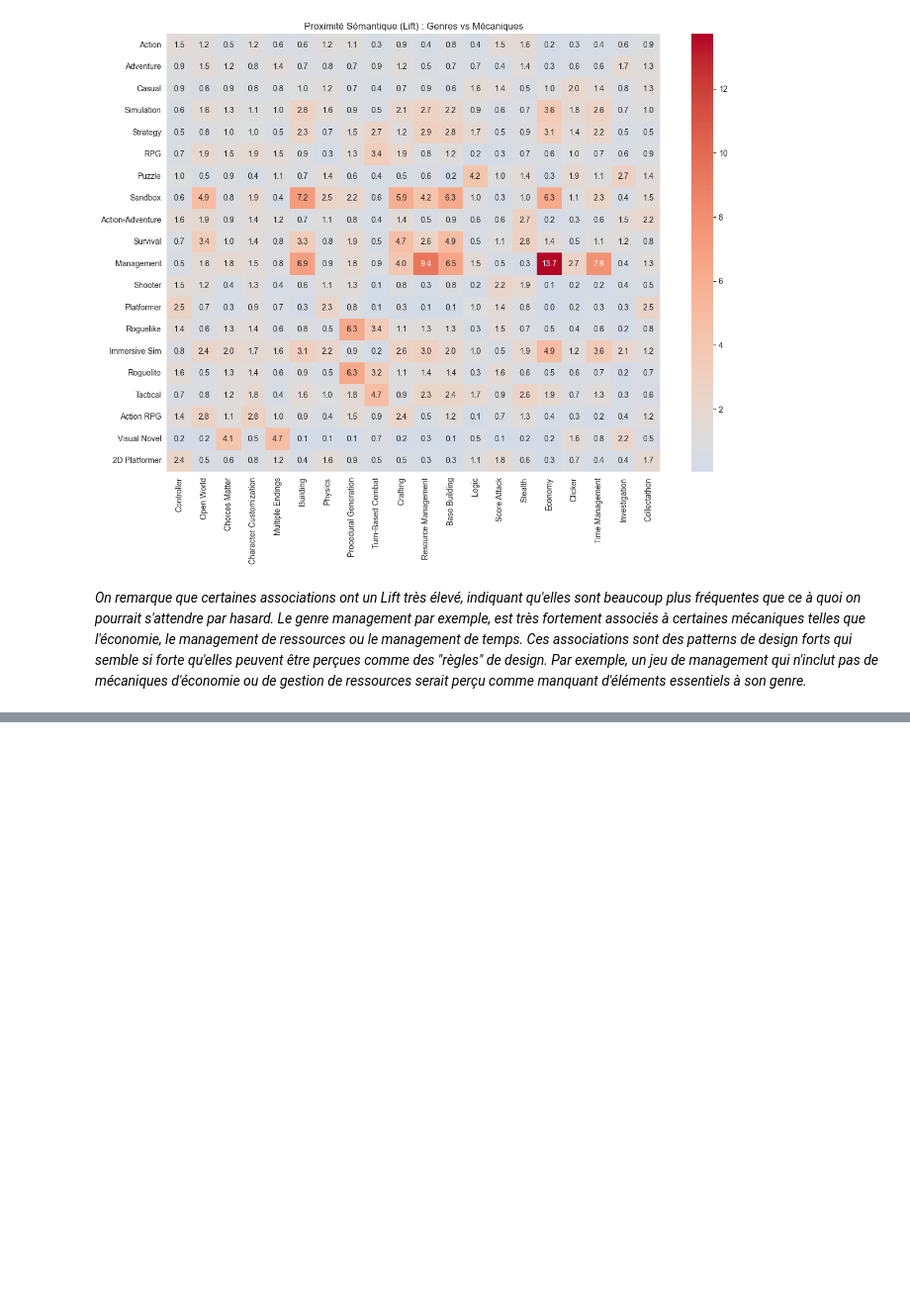
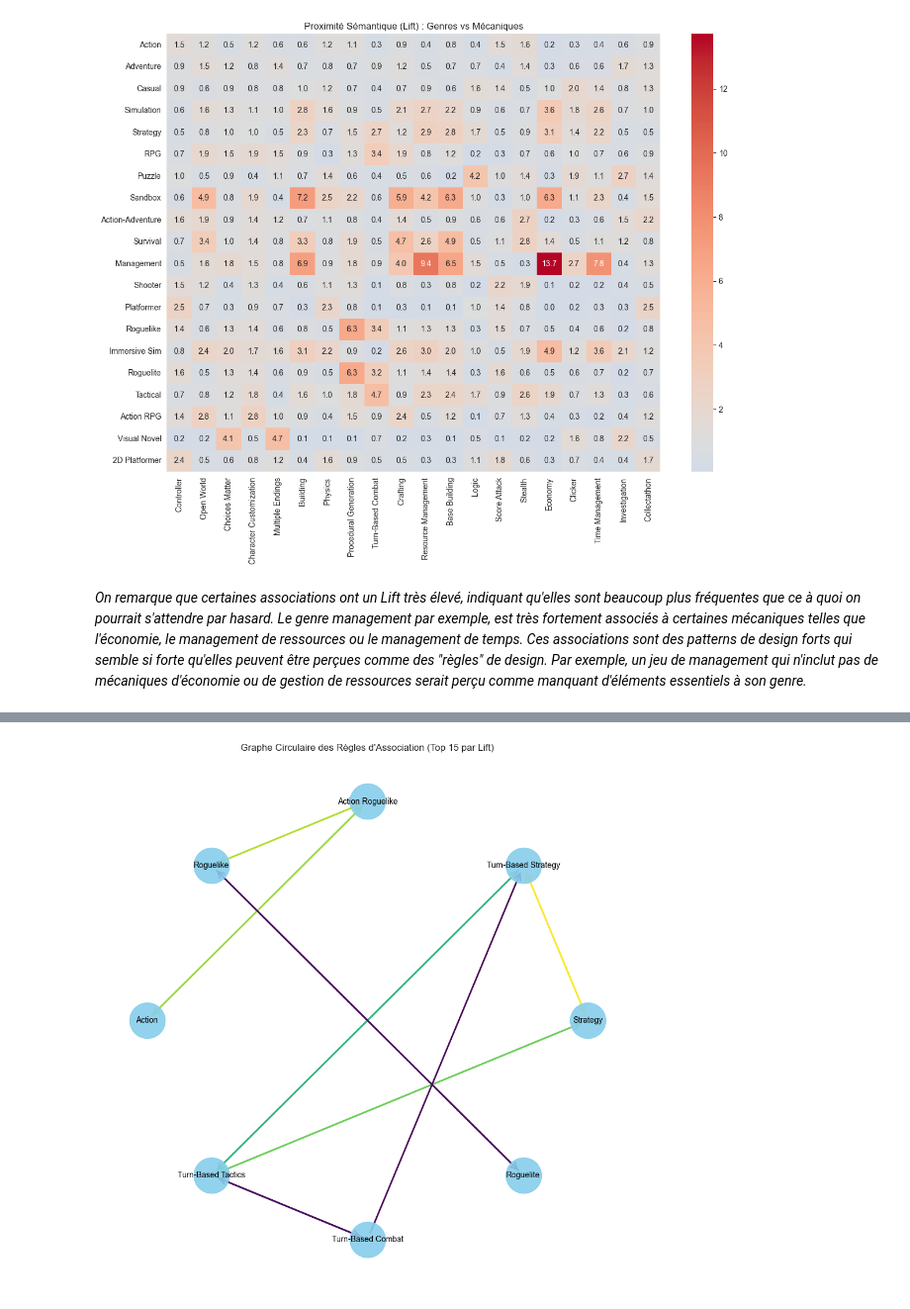
Before and after one commit to MissawB/Game-Mechanics-Classification-Steam, a Jupyter notebook: analysis/3_Network_Analysis_Cooccurrence.ipynb, the cells around one changed output, grey strips where cells are left out. Shown at 99% size. Cells and saved outputs as stored; diff of their text form; code cells hidden in the pictures; blank space fills up the shorter version.

```diff
--- a/analysis/3_Network_Analysis_Cooccurrence.ipynb
+++ b/analysis/3_Network_Analysis_Cooccurrence.ipynb
@@ -117,0 +122,91 @@ Certains groupes n'intéragissent pas du tout entre eux, ainsi se forment 3 grap
+# %%
+# Tentative d'import de mlxtend pour FP-Growth
+try:
+    from mlxtend.frequent_patterns import fpgrowth, association_rules
+    from mlxtend.preprocessing import TransactionEncoder
+    import numpy as np
+
+    # Préparation : Liste de listes de tags
+    # On combine Genre et Mechanics
+    transactions = []
+    for i in df.index:
+        row_tags = []
+        if pd.notna(df.loc[i, 'Genre']):
+            row_tags.extend(df.loc[i, 'Genre'].split(', '))
+        if pd.notna(df.loc[i, 'Mechanics']):
+            row_tags.extend(df.loc[i, 'Mechanics'].split(', '))
+        # Nettoyage
+        row_tags = [t for t in row_tags if t and t != 'nan']
+        transactions.append(row_tags)
+
+    # Encodage
+    te = TransactionEncoder()
+    te_ary = te.fit(transactions).transform(transactions)
+    df_trans = pd.DataFrame(te_ary, columns=te.columns_)
+
+    # FP-Growth
+    # min_support = 0.02 (2% des jeux) pour ne pas avoir trop de bruit
+    frequent_itemsets = fpgrowth(df_trans, min_support=0.02, use_colnames=True)
+
+    # Règles d'association
+    rules = association_rules(frequent_itemsets, metric="lift", min_threshold=1.2)
+
+    # Tri par Lift
+    top_rules = rules.sort_values(by='lift', ascending=False).head(15)
+
+    print("Top 15 Règles d'Association (par Lift) :")
+    print(top_rules[['antecedents', 'consequents', 'support', 'confidence', 'lift']])
+
+    # --- Visualisation 1 : Graphe Circulaire des Règles ---
+    plt.figure(figsize=(12, 12))
+    G_rules = nx.DiGraph()
+
+    # On ajoute les règles au graphe
+    for idx, row in top_rules.iterrows():
+        ant = list(row['antecedents'])[0] # On prend le premier élément pour simplifier l'affichage
+        con = list(row['consequents'])[0]
+        weight = row['lift']
+        G_rules.add_edge(ant, con, weight=weight)
+
+    pos = nx.circular_layout(G_rules)
+
+    # Dessin des nœuds
+    nx.draw_networkx_nodes(G_rules, pos, node_size=2000, node_color='skyblue', alpha=0.9)
+
+    # Dessin des arêtes avec couleur selon le poids (Lift)
+    edges = G_rules.edges()
+    weights = [G_rules[u][v]['weight'] for u,v in edges]
+
+    nx.draw_networkx_edges(G_rules, pos, width=2, edge_color=weights, edge_cmap=plt.cm.viridis,
+                           arrowstyle='->', arrowsize=20)
+
+    # Labels
+    nx.draw_networkx_labels(G_rules, pos, font_size=10, font_family='sans-serif')
+
+    plt.title("Graphe Circulaire des Règles d'Association (Top 15 par Lift)")
+    plt.axis('off')
+    plt.show()
+
+    # --- Visualisation 2 : Matrice de Confusion des Règles ---
+    # On crée une matrice où x=antecedents, y=consequents, value=lift
+    # Pour simplifier, on convertit les frozensets en chaînes
+    rules['ant_str'] = rules['antecedents'].apply(lambda x: ', '.join(list(x)))
+    rules['con_str'] = rules['consequents'].apply(lambda x: ', '.join(list(x)))
+
+    # On filtre pour garder les règles les plus significatives pour la matrice (Top 20)
+    top_rules_matrix = rules.sort_values(by='lift', ascending=False).head(20)
+
+    pivot_table = top_rules_matrix.pivot(index='ant_str', columns='con_str', values='lift')
+
+    plt.figure(figsize=(12, 8))
+    sns.heatmap(pivot_table, annot=True, fmt=".2f", cmap="YlOrRd", cbar_kws={'label': 'Lift'})
+    plt.title("Matrice des Règles d'Association (Lift)")
+    plt.xlabel("Conséquents")
+    plt.ylabel("Antécédents")
+    plt.xticks(rotation=45, ha='right')
+    plt.tight_layout()
+    plt.show()
+
+except ImportError:
+    print("La librairie 'mlxtend' n'est pas installée. Veuillez l'installer avec : pip install mlxtend")
+# %% [output]
@@ -117,0 +230 @@ Certains groupes n'intéragissent pas du tout entre eux, ainsi se forment 3 grap
+[figure, added]
```
Also changed, not shown: parts of 7 cells of this notebook, 5 other files.
